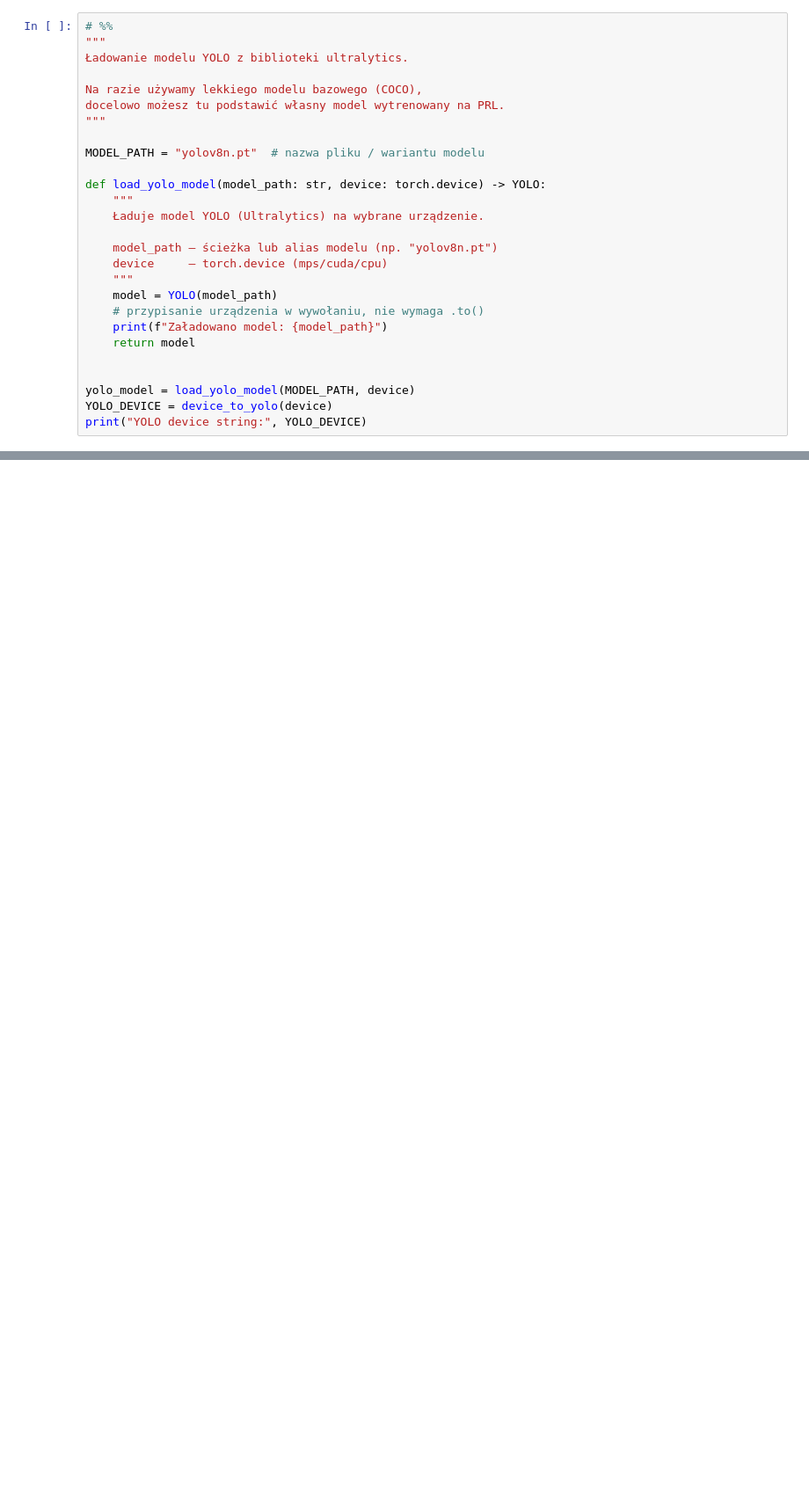
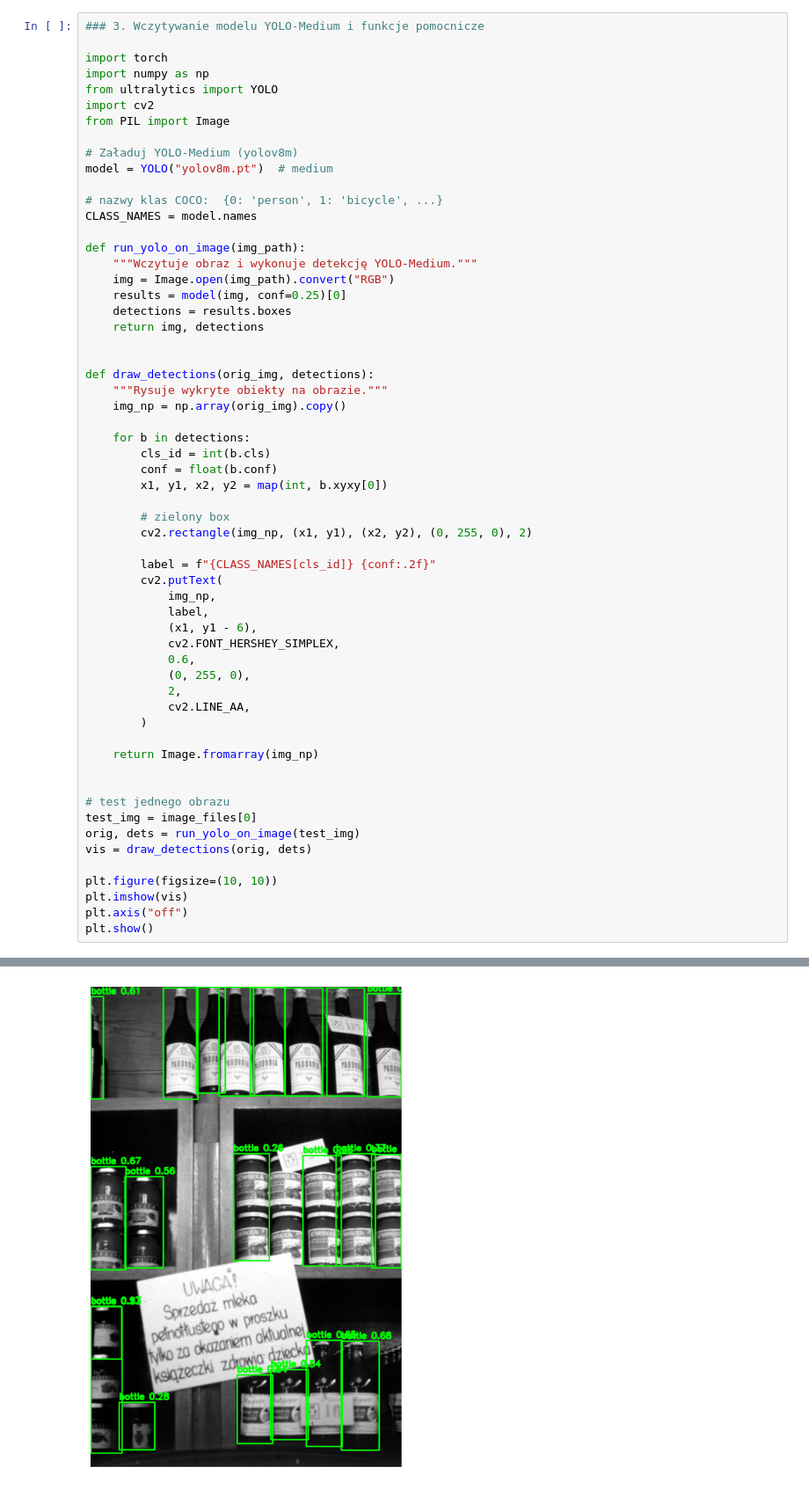
Before and after one commit to OlgaSzum/MetaLogic, a Jupyter notebook: notebooks/04_yolo_objects.ipynb, the cells around one changed output, grey strips where cells are left out. Shown at 88% size. Drawn from its saved outputs; the diff is of its cells as text; blank space fills up the shorter version.

```diff
--- a/notebooks/04_yolo_objects.ipynb
+++ b/notebooks/04_yolo_objects.ipynb
@@ -70,28 +63,60 @@ Wyjście (CSV):    /Users/olga/MetaLogic/outputs/objects_detection.csv
 # %%
-# %%
-"""
-Ładowanie modelu YOLO z biblioteki ultralytics.
+### 3. Wczytywanie modelu YOLO-Medium i funkcje pomocnicze
 
-Na razie używamy lekkiego modelu bazowego (COCO),
-docelowo możesz tu podstawić własny model wytrenowany na PRL.
-"""
+import torch
+import numpy as np
+from ultralytics import YOLO
+import cv2
+from PIL import Image
 
-MODEL_PATH = "yolov8n.pt"  # nazwa pliku / wariantu modelu
+# Załaduj YOLO-Medium (yolov8m)
+model = YOLO("yolov8m.pt")  # medium
 
-def load_yolo_model(model_path: str, device: torch.device) -> YOLO:
-    """
-    Ładuje model YOLO (Ultralytics) na wybrane urządzenie.
+# nazwy klas COCO:  {0: 'person', 1: 'bicycle', ...}
+CLASS_NAMES = model.names
 
-    model_path – ścieżka lub alias modelu (np. "yolov8n.pt")
-    device     – torch.device (mps/cuda/cpu)
-    """
-    model = YOLO(model_path)
-    # przypisanie urządzenia w wywołaniu, nie wymaga .to()
-    print(f"Załadowano model: {model_path}")
-    return model
+def run_yolo_on_image(img_path):
+    """Wczytuje obraz i wykonuje detekcję YOLO-Medium."""
+    img = Image.open(img_path).convert("RGB")
+    results = model(img, conf=0.25)[0]
+    detections = results.boxes
+    return img, detections
 
 
-yolo_model = load_yolo_model(MODEL_PATH, device)
-YOLO_DEVICE = device_to_yolo(device)
-print("YOLO device string:", YOLO_DEVICE)
+def draw_detections(orig_img, detections):
+    """Rysuje wykryte obiekty na obrazie."""
+    img_np = np.array(orig_img).copy()
+
+    for b in detections:
+        cls_id = int(b.cls)
+        conf = float(b.conf)
+        x1, y1, x2, y2 = map(int, b.xyxy[0])
+
+        # zielony box
+        cv2.rectangle(img_np, (x1, y1), (x2, y2), (0, 255, 0), 2)
+
+        label = f"{CLASS_NAMES[cls_id]} {conf:.2f}"
+        cv2.putText(
+            img_np,
+            label,
+            (x1, y1 - 6),
+            cv2.FONT_HERSHEY_SIMPLEX,
+            0.6,
+            (0, 255, 0),
+            2,
+            cv2.LINE_AA,
+        )
+
+    return Image.fromarray(img_np)
+
+
+# test jednego obrazu
+test_img = image_files[0]
+orig, dets = run_yolo_on_image(test_img)
+vis = draw_detections(orig, dets)
+
+plt.figure(figsize=(10, 10))
+plt.imshow(vis)
+plt.axis("off")
+plt.show()
 # %% [output]
@@ -99,0 +125 @@ YOLO device string: mps
+[figure, added]
```
Also changed, not shown: parts of 15 cells of this notebook.
